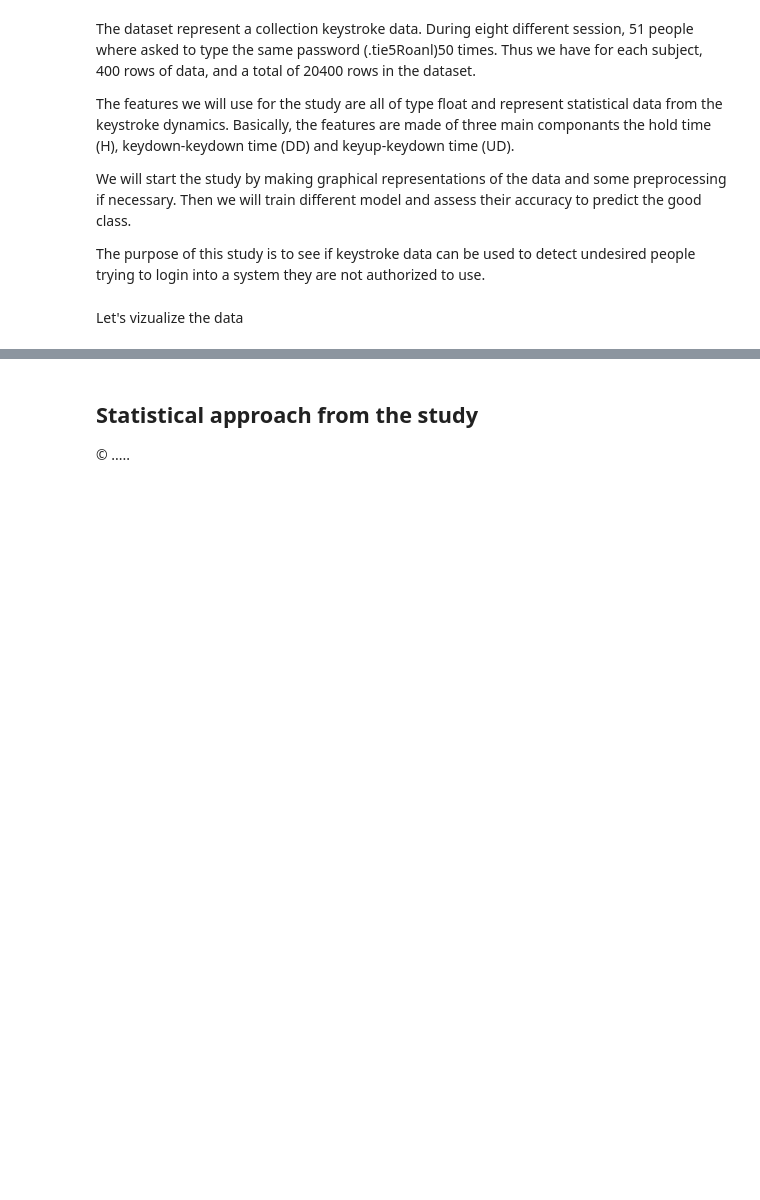
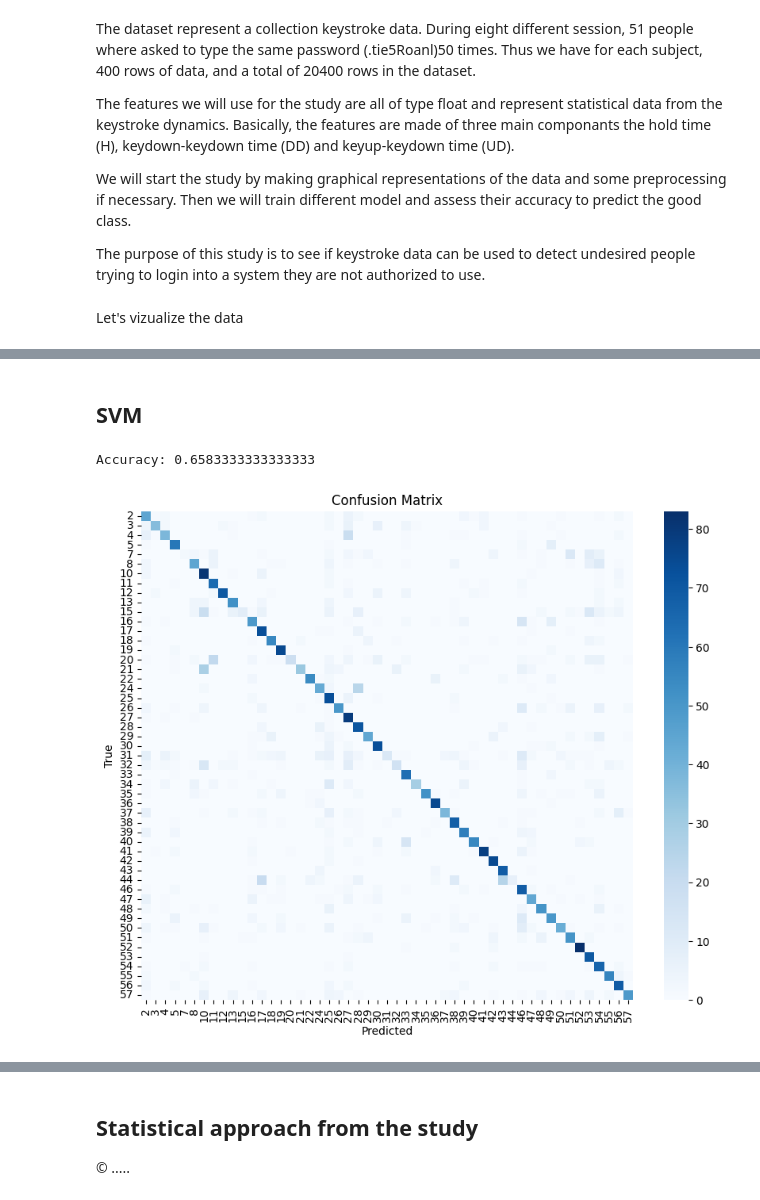
Before and after one commit to bixente-r/ML_CYB, a Jupyter notebook: Project/Keystroke project.ipynb, the cells around one changed output, grey strips where cells are left out. Cells and saved outputs as stored; diff of their text form; code cells hidden in the pictures; blank space fills up the shorter version.

```diff
--- a/Project/Keystroke project.ipynb
+++ b/Project/Keystroke project.ipynb
@@ -182,0 +279,42 @@ df_
+# %% [markdown]
+## SVM
+# %%
+from sklearn.linear_model import SGDClassifier
+from sklearn.model_selection import train_test_split
+from sklearn.metrics import confusion_matrix
+from sklearn import metrics
+import seaborn as sns
+import matplotlib.pyplot as plt
+import numpy as np
+
+
+X = data['fullset'].copy().values
+
+
+# Split the data into training and testing sets
+X_train, X_test, Y_train, Y_test = train_test_split(X, Y, test_size=0.2, random_state=42, stratify=Y)
+
+# Create an SGDClassifier model with linear SVM loss
+sgd_clf = SGDClassifier(loss='log_loss', max_iter=1000, learning_rate='optimal', eta0=0.1)
+
+# Train the model
+sgd_clf.fit(X_train, Y_train)
+
+# Make predictions on the test set
+Y_pred = sgd_clf.predict(X_test)
+
+# Evaluate the model
+accuracy = metrics.accuracy_score(Y_test, Y_pred)
+print(f"Accuracy: {accuracy}")
+confusion_matrix = metrics.confusion_matrix(Y_test, Y_pred)
+
+# Plot confusion matrix
+plt.figure(figsize=(10, 8))
+sns.heatmap(confusion_matrix, annot=False, fmt='d', cmap='Blues', xticklabels=np.unique(Y), yticklabels=np.unique(Y))
+plt.xlabel('Predicted')
+plt.ylabel('True')
+plt.title('Confusion Matrix')
+plt.show()
+# %% [output]
+Accuracy: 0.6583333333333333
+[figure, added]
```
Also changed, not shown: parts of 19 cells of this notebook, 1 other file.
